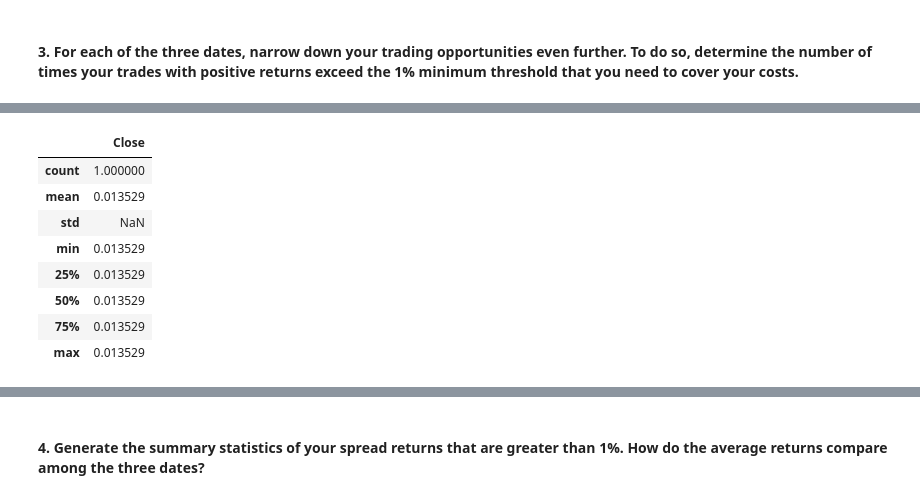
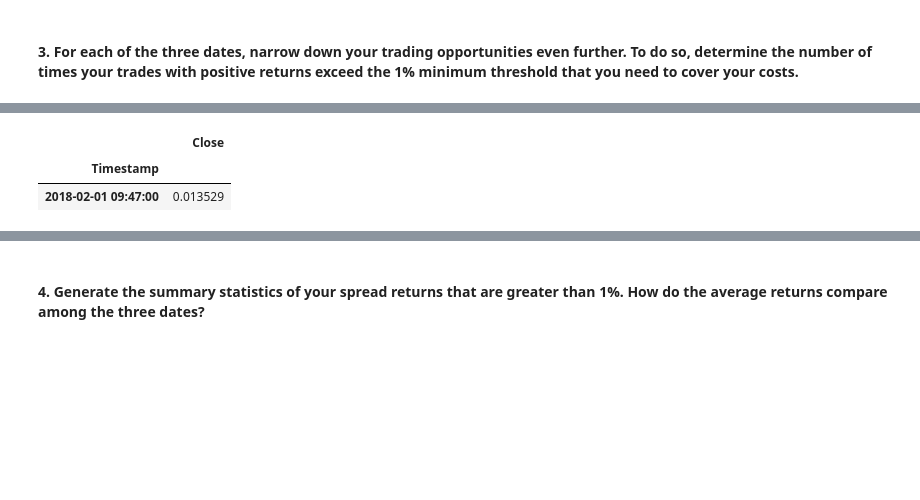
Before and after one commit to DigitalGoldRush/Module_3_Challenge, a Jupyter notebook: Module 3 Challenge/Starter_Code/crypto_arbitrage.ipynb, the cells around one changed output, grey strips where cells are left out. Cells and saved outputs as stored; diff of their text form; code cells hidden in the pictures; blank space fills up the shorter version.

```diff
--- a/Module 3 Challenge/Starter_Code/crypto_arbitrage.ipynb
+++ b/Module 3 Challenge/Starter_Code/crypto_arbitrage.ipynb
@@ -541,7 +538,7 @@ spread_return_early.head()
 | 2018-01-16 00:03:00 | 0.001108 |
 | 2018-01-16 00:04:00 | 0.000909 |
 # %%
-spread_return_middle = arb_middle_filter[arb_middle_filter > 0] / bitstamp_sliced.loc["2018-02-01"]
+spread_return_middle = arbitrage_spread_middle[arbitrage_spread_middle > 0] / bitstamp_sliced.loc["2018-02-01"]
 
 # Review the spread return DataFrame
 spread_return_middle.head()
@@ -589,16 +584,11 @@ profit_trades_early.head()
 # %%
 profitable_trades_middle = spread_return_middle[spread_return_middle > .01]
 
 # Review the first five profitable trades
-profitable_trades_middle.describe()
+profit_trades_middle = profitable_trades_middle.dropna()
+profit_trades_middle.head()
 # %% [output]
 |  | Close |
-| count | 1.000000 |
-| mean | 0.013529 |
-| std | NaN |
-| min | 0.013529 |
-| 25% | 0.013529 |
-| 50% | 0.013529 |
-| 75% | 0.013529 |
-| max | 0.013529 |
+| Timestamp |  |
+| 2018-02-01 09:47:00 | 0.013529 |
 # %%
```
Also changed, not shown: parts of 10 cells of this notebook.
